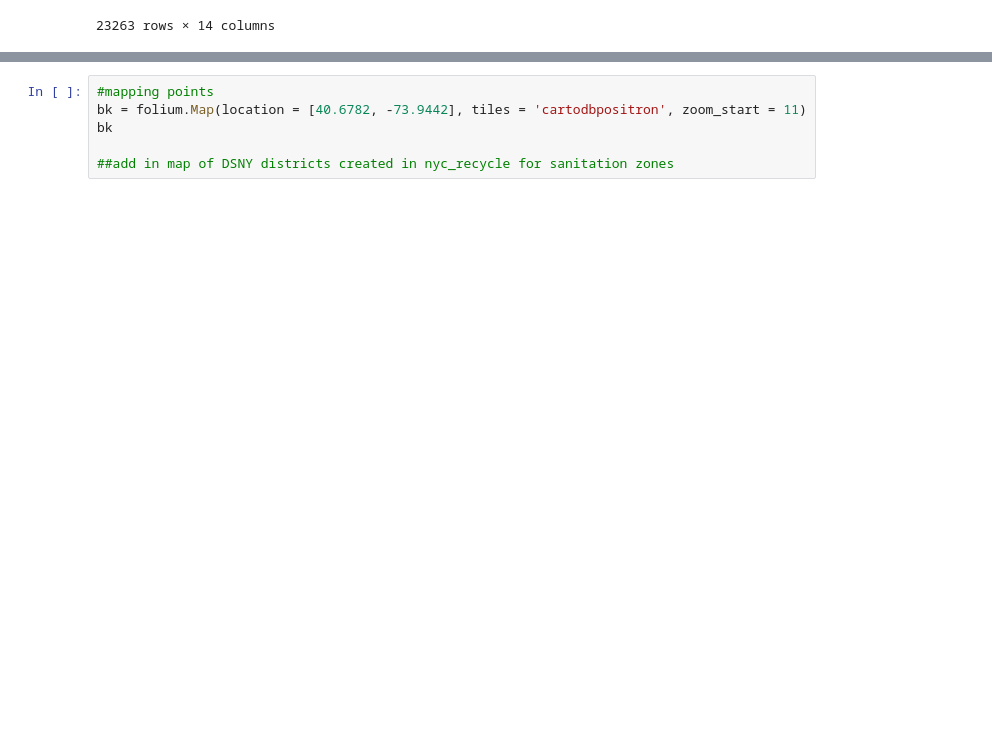
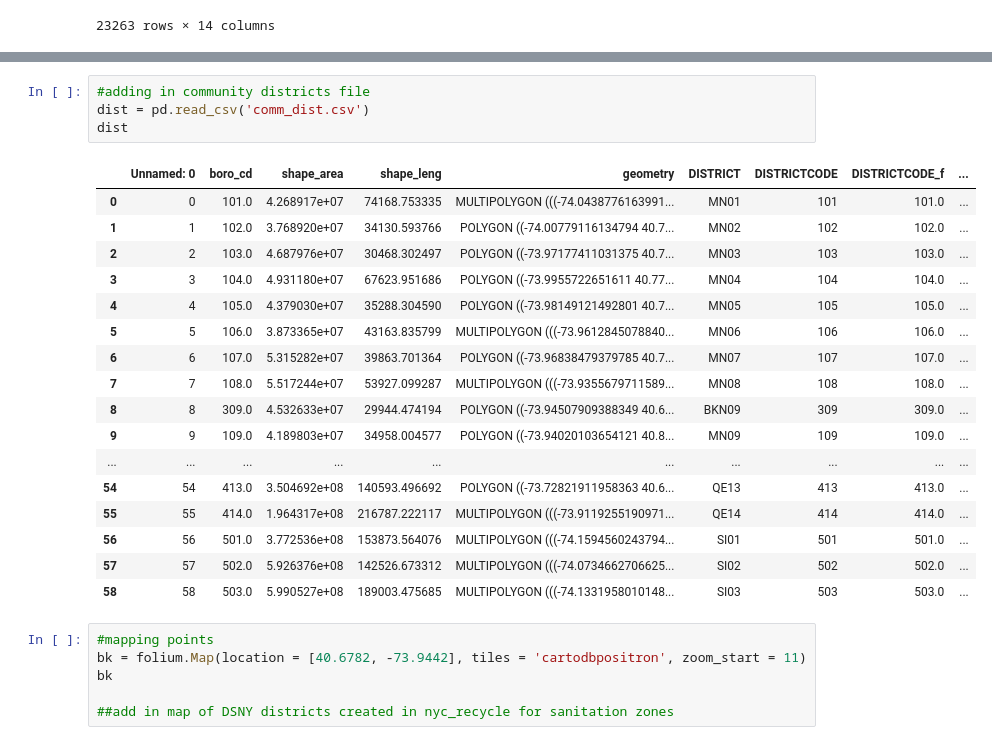
Before and after one commit to alexandraeberts/nyc_trash, a Jupyter notebook: nyc_trash.ipynb, the cells around one changed output, grey strips where cells are left out. Drawn from its saved outputs; the diff is of its cells as text; blank space fills up the shorter version.

Commit message:
shapefiles

```diff
--- a/nyc_trash.ipynb
+++ b/nyc_trash.ipynb
@@ -46,3 +40,25 @@ DriverError: comm_dist: No such file or directory
+# %%
+#adding in community districts file
+dist = pd.read_csv('comm_dist.csv')
+dist
+# %% [output]
+|  | Unnamed: 0 | boro_cd | shape_area | shape_leng | geometry | DISTRICT | DISTRICTCODE | DISTRICTCODE_f | ... |
+| 0 | 0 | 101.0 | 4.268917e+07 | 74168.753335 | MULTIPOLYGON (((-74.0438776163991... | MN01 | 101 | 101.0 | ... |
+| 1 | 1 | 102.0 | 3.768920e+07 | 34130.593766 | POLYGON ((-74.00779116134794 40.7... | MN02 | 102 | 102.0 | ... |
+| 2 | 2 | 103.0 | 4.687976e+07 | 30468.302497 | POLYGON ((-73.97177411031375 40.7... | MN03 | 103 | 103.0 | ... |
+| 3 | 3 | 104.0 | 4.931180e+07 | 67623.951686 | POLYGON ((-73.9955722651611 40.77... | MN04 | 104 | 104.0 | ... |
+| 4 | 4 | 105.0 | 4.379030e+07 | 35288.304590 | POLYGON ((-73.98149121492801 40.7... | MN05 | 105 | 105.0 | ... |
+| 5 | 5 | 106.0 | 3.873365e+07 | 43163.835799 | MULTIPOLYGON (((-73.9612845078840... | MN06 | 106 | 106.0 | ... |
+| 6 | 6 | 107.0 | 5.315282e+07 | 39863.701364 | POLYGON ((-73.96838479379785 40.7... | MN07 | 107 | 107.0 | ... |
+| 7 | 7 | 108.0 | 5.517244e+07 | 53927.099287 | MULTIPOLYGON (((-73.9355679711589... | MN08 | 108 | 108.0 | ... |
+| 8 | 8 | 309.0 | 4.532633e+07 | 29944.474194 | POLYGON ((-73.94507909388349 40.6... | BKN09 | 309 | 309.0 | ... |
+| 9 | 9 | 109.0 | 4.189803e+07 | 34958.004577 | POLYGON ((-73.94020103654121 40.8... | MN09 | 109 | 109.0 | ... |
+| ... | ... | ... | ... | ... | ... | ... | ... | ... | ... |
+| 54 | 54 | 413.0 | 3.504692e+08 | 140593.496692 | POLYGON ((-73.72821911958363 40.6... | QE13 | 413 | 413.0 | ... |
+| 55 | 55 | 414.0 | 1.964317e+08 | 216787.222117 | MULTIPOLYGON (((-73.9119255190971... | QE14 | 414 | 414.0 | ... |
+| 56 | 56 | 501.0 | 3.772536e+08 | 153873.564076 | MULTIPOLYGON (((-74.1594560243794... | SI01 | 501 | 501.0 | ... |
+| 57 | 57 | 502.0 | 5.926376e+08 | 142526.673312 | MULTIPOLYGON (((-74.0734662706625... | SI02 | 502 | 502.0 | ... |
+| 58 | 58 | 503.0 | 5.990527e+08 | 189003.475685 | MULTIPOLYGON (((-74.1331958010148... | SI03 | 503 | 503.0 | ... |
 # %%
 #mapping points
 bk = folium.Map(location = [40.6782, -73.9442], tiles = 'cartodbpositron', zoom_start = 11)
```
Also changed, not shown: parts of 3 cells of this notebook, 5 other files.
